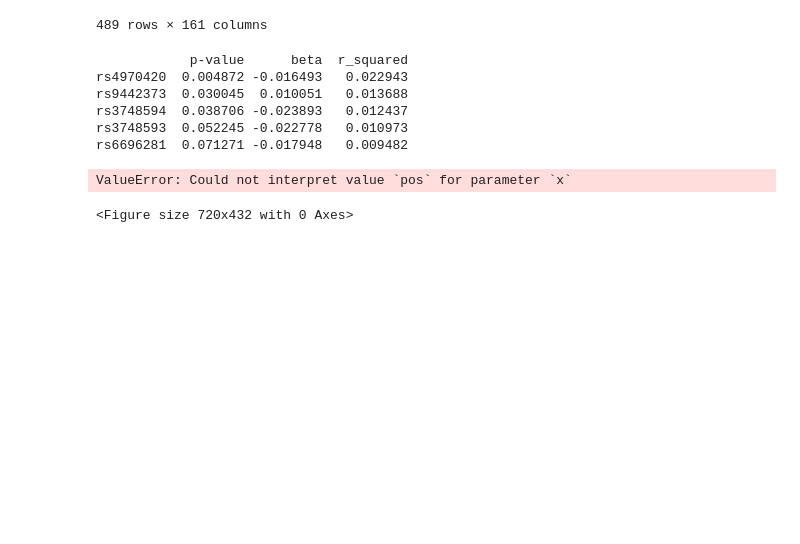
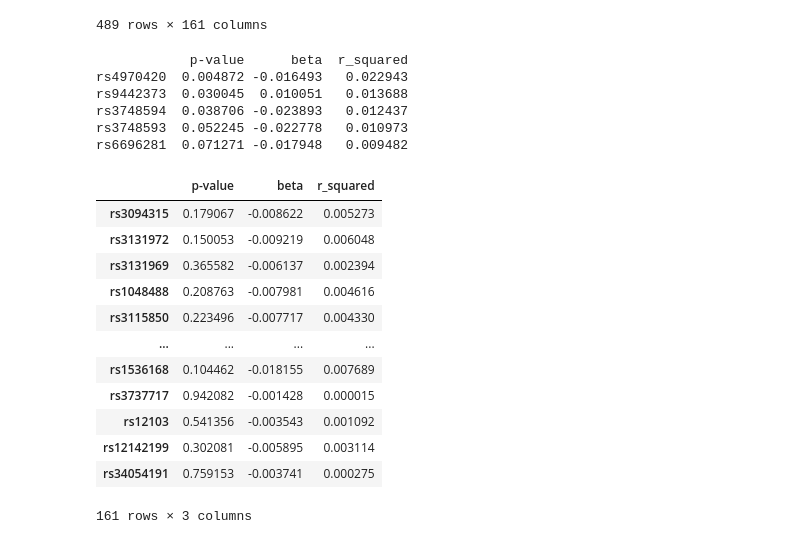
Before and after one commit to JasonHauk/DSC180A-Methodology-1, a Jupyter notebook: Test_code.ipynb, the cells around one changed output. Cells and saved outputs as stored; diff of their text form; code cells hidden in the pictures; blank space fills up the shorter version.

```diff
--- a/Test_code.ipynb
+++ b/Test_code.ipynb
@@ -286,34 +270,19 @@ rs3748593  0.052245 -0.022778   0.010973
 rs6696281  0.071271 -0.017948   0.009482
 # %%
 import numpy as np
-# %%
-import seaborn as sns
-
-# Set the aesthetics for the plot
-sns.set(style="whitegrid")
-
-# Create the plot
-plt.figure(figsize=(10, 6))
-sns.scatterplot(data=results_df, x='pos', y='neg_log10_p', color='blue', s=100)
-
-# Adding labels and title
-plt.title('LocusZoom Plot of eQTL Analysis', fontsize=16)
-plt.xlabel('Genomic Coordinate (bp)', fontsize=14)
-plt.ylabel('-log10(p-value)', fontsize=14)
-
-# Adding a horizontal line for significance threshold (e.g., p < 0.05)
-significance_threshold = -np.log10(0.05)
-plt.axhline(y=significance_threshold, color='red', linestyle='--', label='p < 0.05')
-
-# Customize x-axis limits (optional)
-plt.xlim([results_df['pos'].min() - 50000, results_df['pos'].max() + 50000])
-
-# Add legend
-plt.legend()
-
-# Show the plot
-plt.tight_layout()
-plt.show()
-# %% [output]
-ValueError: Could not interpret value `pos` for parameter `x`
-<Figure size 720x432 with 0 Axes>
+# %%
+results_df
+# %% [output]
+|  | p-value | beta | r_squared |
+| rs3094315 | 0.179067 | -0.008622 | 0.005273 |
+| rs3131972 | 0.150053 | -0.009219 | 0.006048 |
+| rs3131969 | 0.365582 | -0.006137 | 0.002394 |
+| rs1048488 | 0.208763 | -0.007981 | 0.004616 |
+| rs3115850 | 0.223496 | -0.007717 | 0.004330 |
+| ... | ... | ... | ... |
+| rs1536168 | 0.104462 | -0.018155 | 0.007689 |
+| rs3737717 | 0.942082 | -0.001428 | 0.000015 |
+| rs12103 | 0.541356 | -0.003543 | 0.001092 |
+| rs12142199 | 0.302081 | -0.005895 | 0.003114 |
+| rs34054191 | 0.759153 | -0.003741 | 0.000275 |
+161 rows × 3 columns
```
Also changed, not shown: parts of 12 cells of this notebook, 6 other files.
